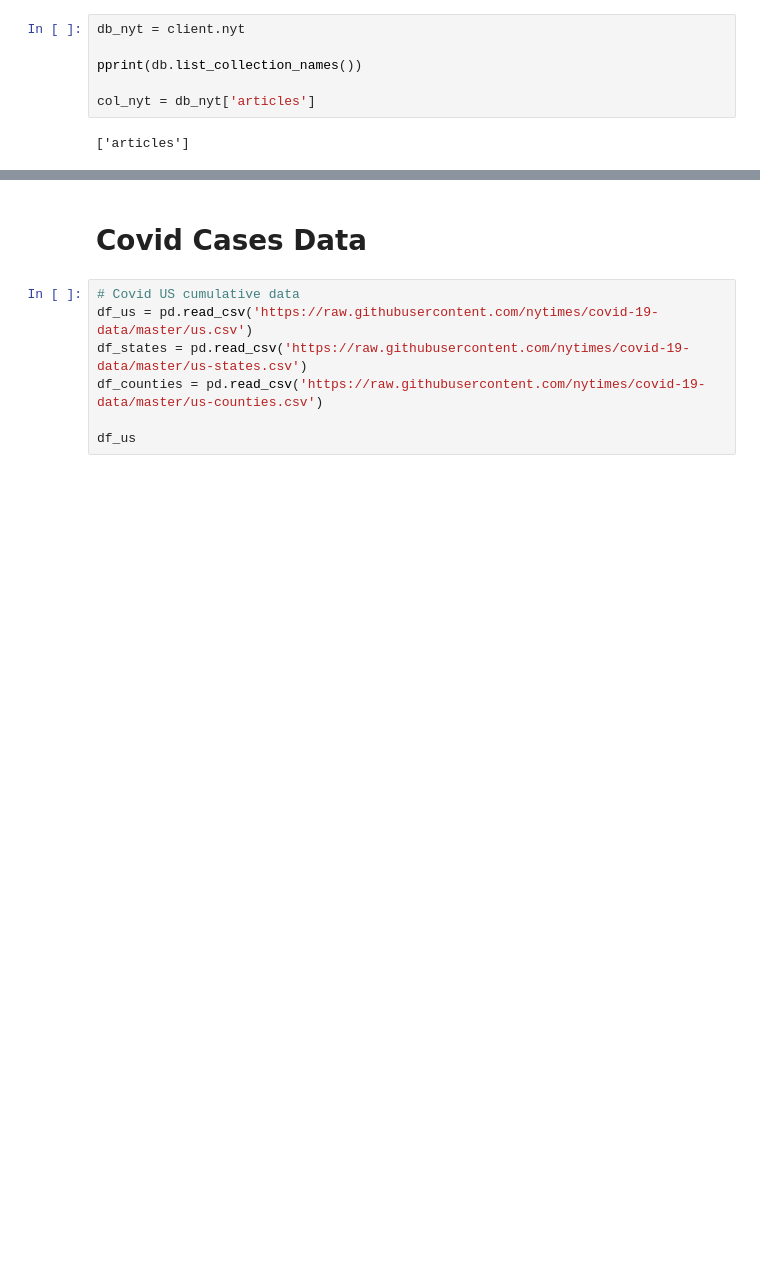
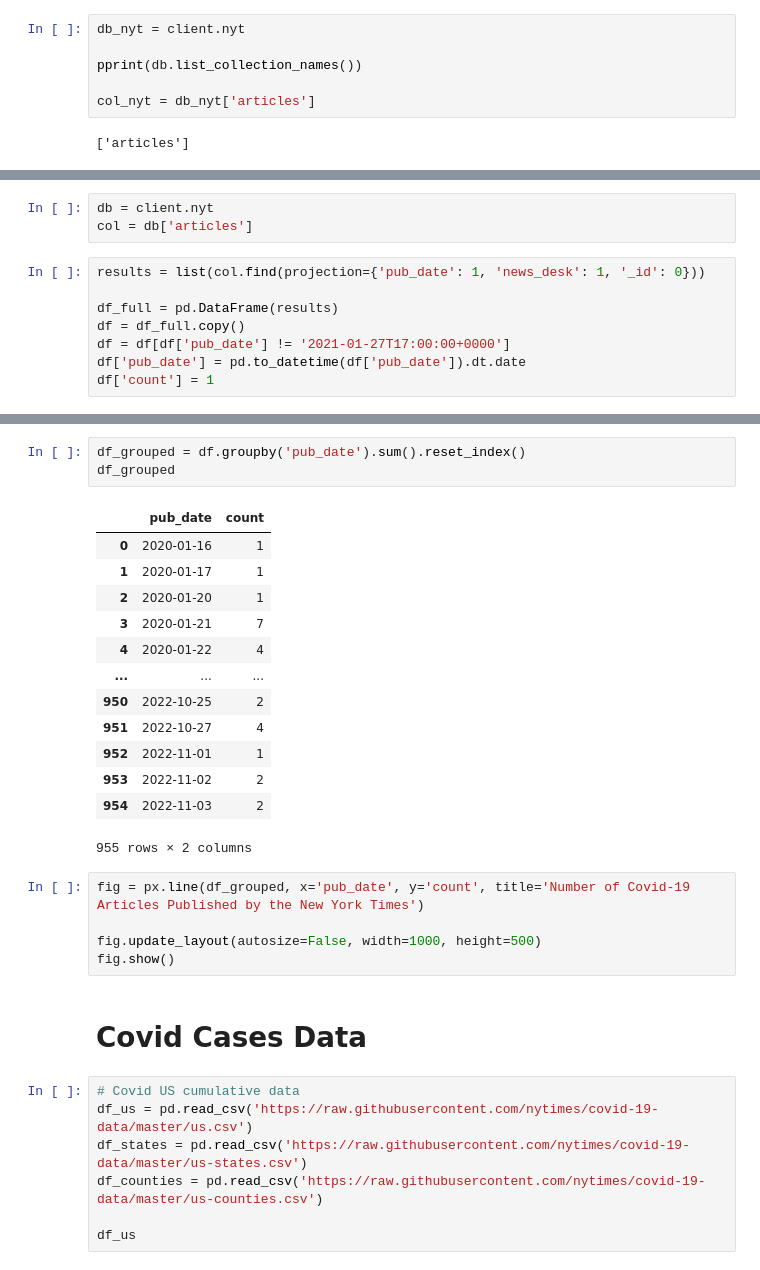
Before and after one commit to GuillaumeArp/DST_DE_project, a Jupyter notebook: NYT_data.ipynb, the cells around one changed output, grey strips where cells are left out. Drawn from its saved outputs; the diff is of its cells as text; blank space fills up the shorter version.

Commit message:
updated data

```diff
--- a/NYT_data.ipynb
+++ b/NYT_data.ipynb
@@ -286,0 +203,11 @@ start
+# %%
+db = client.nyt
+col = db['articles']
+# %%
+results = list(col.find(projection={'pub_date': 1, 'news_desk': 1, '_id': 0}))
+
+df_full = pd.DataFrame(results)
+df = df_full.copy()
+df = df[df['pub_date'] != '2021-01-27T17:00:00+0000']
+df['pub_date'] = pd.to_datetime(df['pub_date']).dt.date
+df['count'] = 1
@@ -287,3 +240,25 @@ start
+# %%
+df_grouped = df.groupby('pub_date').sum().reset_index()
+df_grouped
+# %% [output]
+|  | pub_date | count |
+| 0 | 2020-01-16 | 1 |
+| 1 | 2020-01-17 | 1 |
+| 2 | 2020-01-20 | 1 |
+| 3 | 2020-01-21 | 7 |
+| 4 | 2020-01-22 | 4 |
+| ... | ... | ... |
+| 950 | 2022-10-25 | 2 |
+| 951 | 2022-10-27 | 4 |
+| 952 | 2022-11-01 | 1 |
+| 953 | 2022-11-02 | 2 |
+| 954 | 2022-11-03 | 2 |
+955 rows × 2 columns
+# %%
+fig = px.line(df_grouped, x='pub_date', y='count', title='Number of Covid-19 Articles Published by the New York Times')
+
+fig.update_layout(autosize=False, width=1000, height=500)
+fig.show()
 # %% [markdown]
 # Covid Cases Data
 # %%
```
Also changed, not shown: parts of 19 cells of this notebook, 1 other file.
